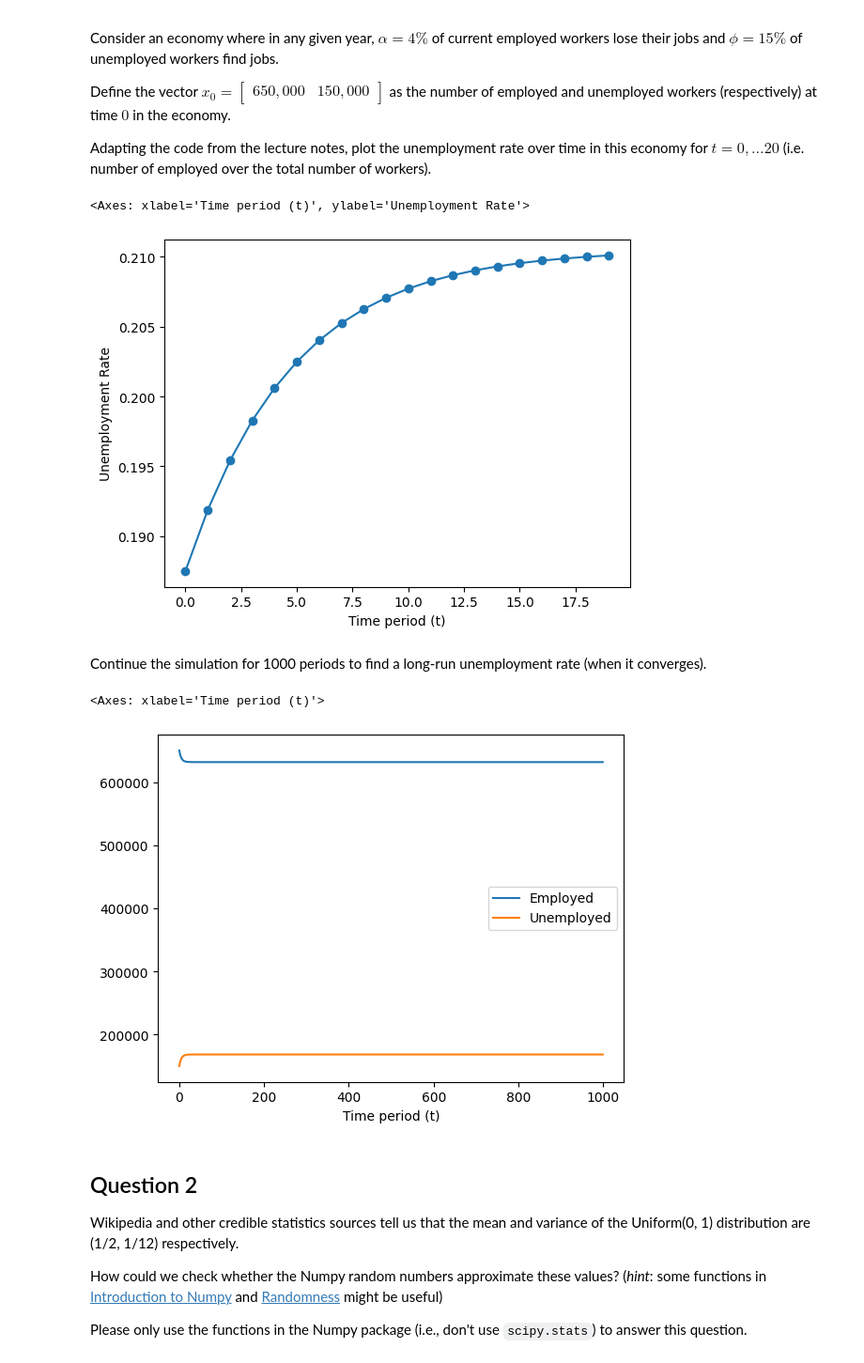
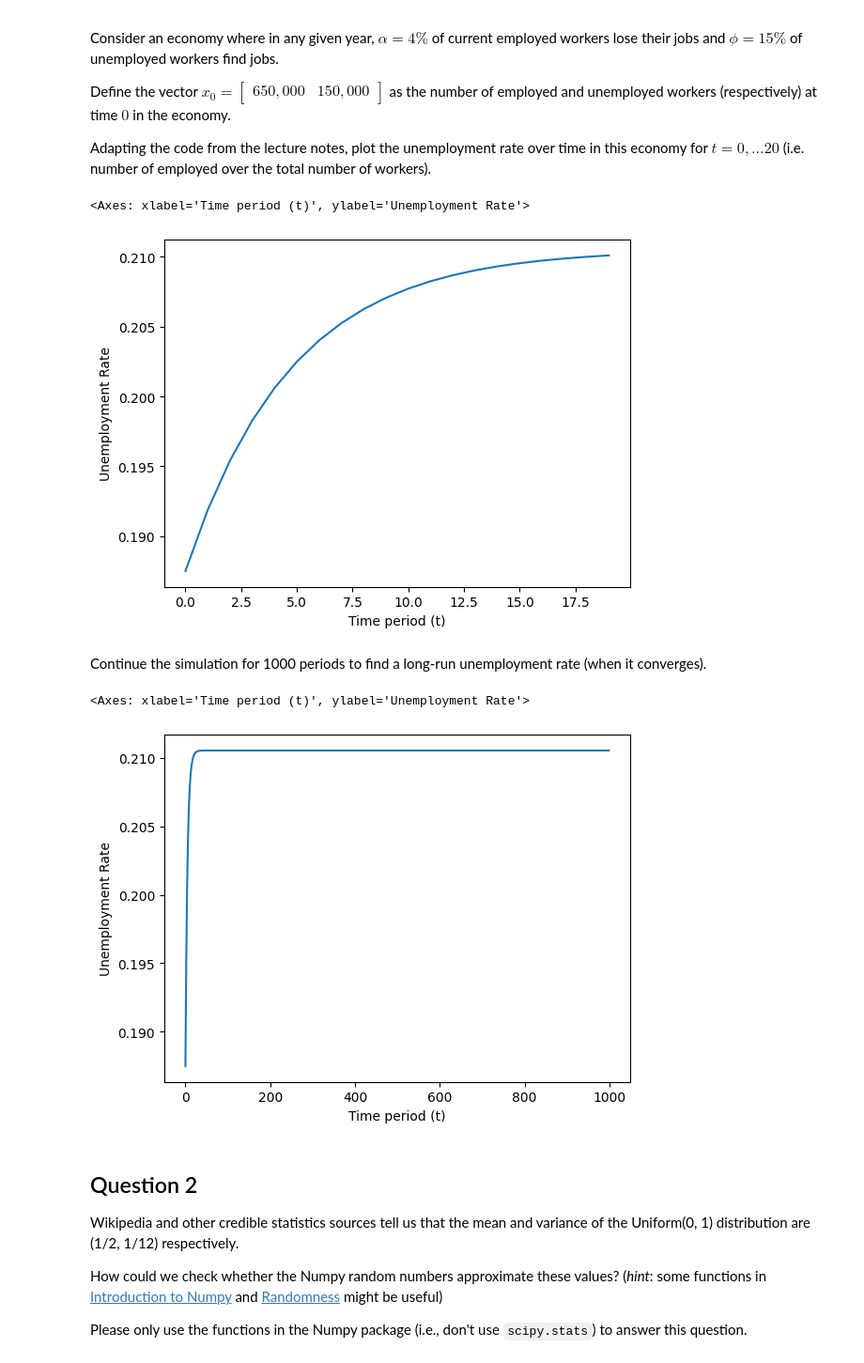
Before and after one commit to tonyliang19/ECON323_2023_Spring, a Jupyter notebook: problem_sets/problem_set_4_Luo_Liang.ipynb, the cells around one changed output. Shown at 94% size. Drawn from its saved outputs; the diff is of its cells as text; code cells hidden in the pictures.

```diff
--- a/problem_sets/problem_set_4_Luo_Liang.ipynb
+++ b/problem_sets/problem_set_4_Luo_Liang.ipynb
@@ -43,35 +43,35 @@ A = np.array([[1-alpha, alpha],
 
 # helper to plot simulation
 def plot_simulation(x0, A, T):
 
     # helper to simulate the dynamics of unemployment for T periods
     def simulate(x0, A, T):
         nX = x0.shape[0]
         out = np.zeros((T, nX))
         out[0, :] = x0
 
         for t in range(1, T):
             out[t, :] = A.T @ out[t-1, :]
 
         return out
 
     # smiluates the unemployment matrix
     X = simulate(x0, A, T)
     # unemployment_rate
     unemployment = X[:,1] / (X[:,1] + X[:,0])
 
     # create plots
     fig, ax = plt.subplots()
-    ax.scatter(range(T), unemployment)
+    #ax.scatter(range(T), unemployment)
     ax.plot(range(T), unemployment)
     ax.set_xlabel("Time period (t)")
     ax.set_ylabel("Unemployment Rate")
     return ax
 # Plots unemployment rate over time for t = 20
 plot_simulation(x0,A, T = 20)
 # %% [output]
 <Axes: xlabel='Time period (t)', ylabel='Unemployment Rate'>
-[figure, old version]
+[figure, new version]
 # %% [markdown]
 Continue the simulation for 1000 periods to find a long-run unemployment rate (when it converges).
 # %%
@@ -79,8 +79,8 @@ Continue the simulation for 1000 periods to find a long-run unemployment rate (w
 # Plots unemployment rate over time for t = 1000
 plot_simulation(x0,A, T = 1000)
 # %% [output]
-<Axes: xlabel='Time period (t)'>
+<Axes: xlabel='Time period (t)', ylabel='Unemployment Rate'>
-[figure, old version]
+[figure, new version]
 # %% [markdown]
 ## Question 2
 
```
